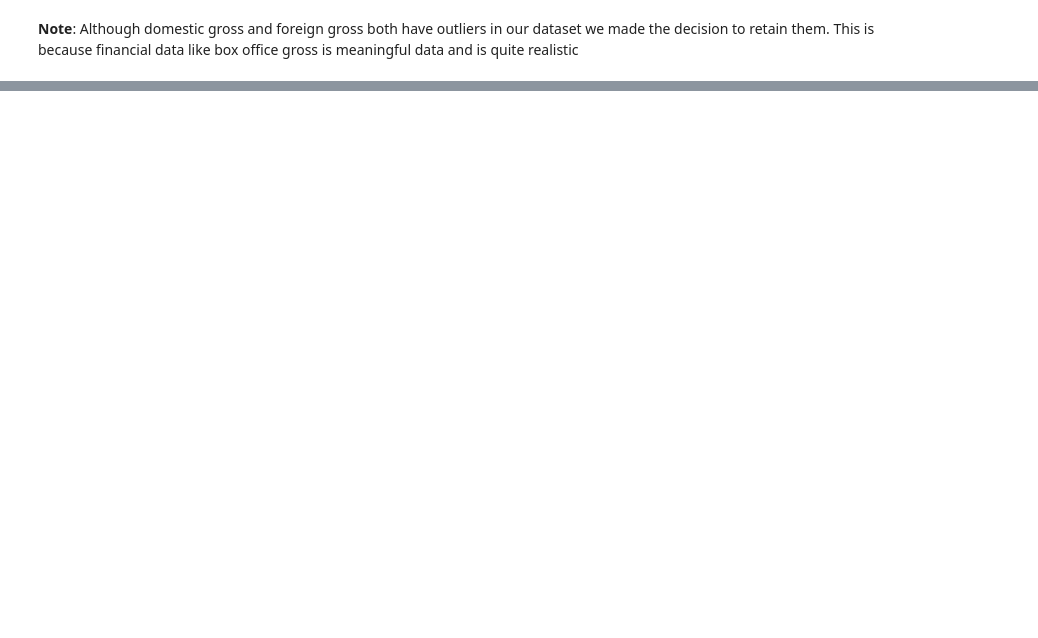
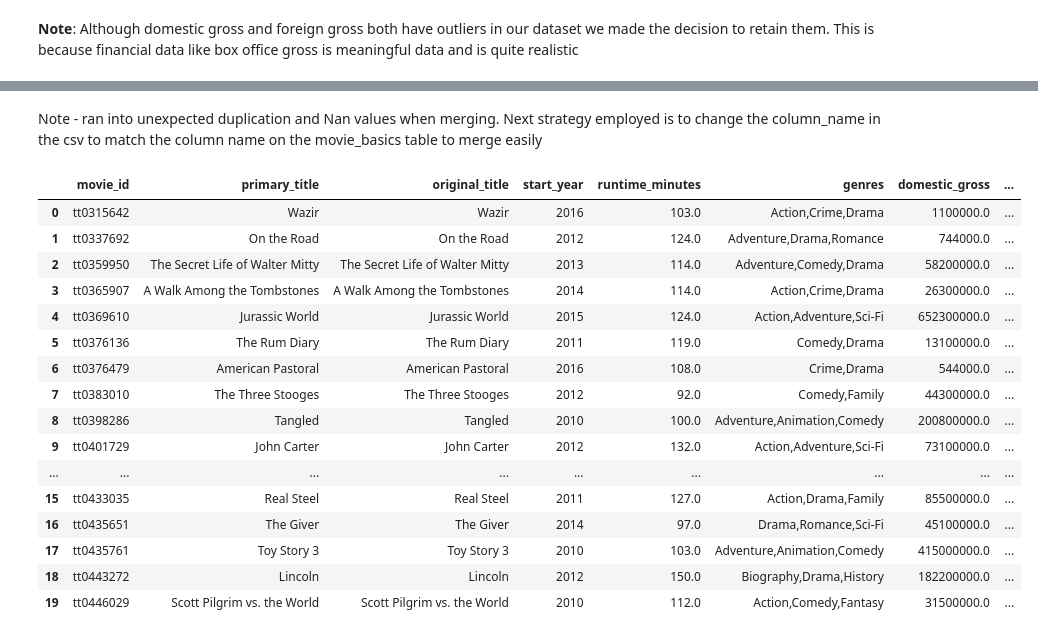
Before and after one commit to arlenestanley1/dsc-module-3-project-v3, a Jupyter notebook: student.ipynb, the cells around one changed output, grey strips where cells are left out. Cells and saved outputs as stored; diff of their text form; code cells hidden in the pictures; blank space fills up the shorter version.

```diff
--- a/student.ipynb
+++ b/student.ipynb
@@ -314,0 +449,29 @@ test
+# %% [markdown]
+Note - ran into unexpected duplication and Nan values when merging. Next strategy employed is to change the column_name in the csv to match the column name on the movie_basics table to merge easily
+# %%
+df_q_1 = df.rename(columns={'title': 'primary_title', 'year': 'start_year'})
+
+merge_1 = pd.merge(movie_basics_df,
+                    df_q_1[['primary_title', 'start_year', 'domestic_gross', 'foreign_gross']],
+                    on=['primary_title', 'start_year'],
+                    how="inner")
+# %%
+merge_1.head(20)
+# %% [output]
+|  | movie_id | primary_title | original_title | start_year | runtime_minutes | genres | domestic_gross | ... |
+| 0 | tt0315642 | Wazir | Wazir | 2016 | 103.0 | Action,Crime,Drama | 1100000.0 | ... |
+| 1 | tt0337692 | On the Road | On the Road | 2012 | 124.0 | Adventure,Drama,Romance | 744000.0 | ... |
+| 2 | tt0359950 | The Secret Life of Walter Mitty | The Secret Life of Walter Mitty | 2013 | 114.0 | Adventure,Comedy,Drama | 58200000.0 | ... |
+| 3 | tt0365907 | A Walk Among the Tombstones | A Walk Among the Tombstones | 2014 | 114.0 | Action,Crime,Drama | 26300000.0 | ... |
+| 4 | tt0369610 | Jurassic World | Jurassic World | 2015 | 124.0 | Action,Adventure,Sci-Fi | 652300000.0 | ... |
+| 5 | tt0376136 | The Rum Diary | The Rum Diary | 2011 | 119.0 | Comedy,Drama | 13100000.0 | ... |
+| 6 | tt0376479 | American Pastoral | American Pastoral | 2016 | 108.0 | Crime,Drama | 544000.0 | ... |
+| 7 | tt0383010 | The Three Stooges | The Three Stooges | 2012 | 92.0 | Comedy,Family | 44300000.0 | ... |
+| 8 | tt0398286 | Tangled | Tangled | 2010 | 100.0 | Adventure,Animation,Comedy | 200800000.0 | ... |
+| 9 | tt0401729 | John Carter | John Carter | 2012 | 132.0 | Action,Adventure,Sci-Fi | 73100000.0 | ... |
+| ... | ... | ... | ... | ... | ... | ... | ... | ... |
+| 15 | tt0433035 | Real Steel | Real Steel | 2011 | 127.0 | Action,Drama,Family | 85500000.0 | ... |
+| 16 | tt0435651 | The Giver | The Giver | 2014 | 97.0 | Drama,Romance,Sci-Fi | 45100000.0 | ... |
+| 17 | tt0435761 | Toy Story 3 | Toy Story 3 | 2010 | 103.0 | Adventure,Animation,Comedy | 415000000.0 | ... |
+| 18 | tt0443272 | Lincoln | Lincoln | 2012 | 150.0 | Biography,Drama,History | 182200000.0 | ... |
+| 19 | tt0446029 | Scott Pilgrim vs. the World | Scott Pilgrim vs. the World | 2010 | 112.0 | Action,Comedy,Fantasy | 31500000.0 | ... |
```
Also changed, not shown: parts of 25 cells of this notebook.
